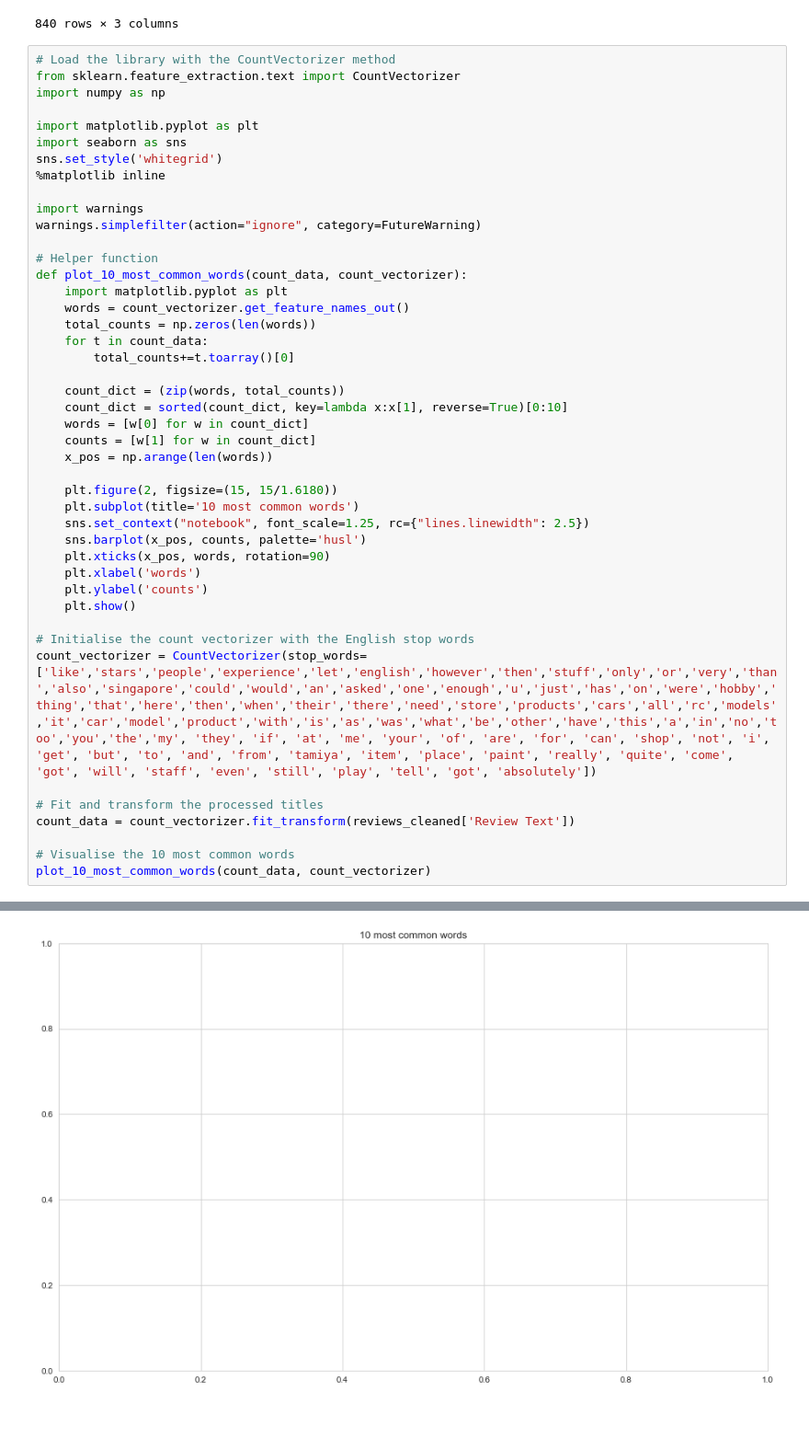
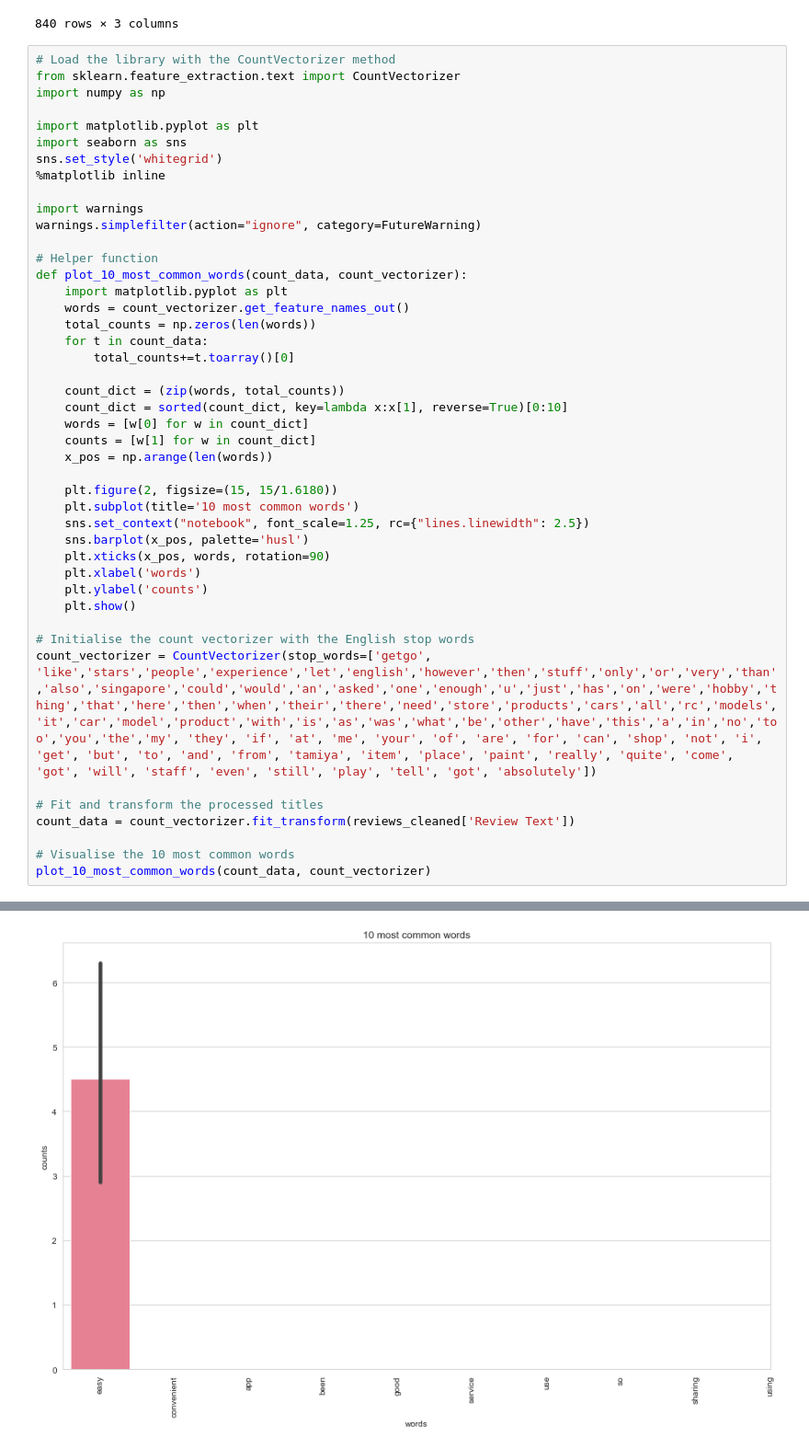
Before and after one commit to thejustinn/CarPricePrediction, a Jupyter notebook: Sentiment & Topic Modelling/Topic Modelling/Google Reviews Topic Modelling.ipynb, the cells around one changed output, grey strips where cells are left out. Shown at 92% size. Saved outputs shown, nothing was run; the diff lists cells and outputs as text; blank space fills up the shorter version.

```diff
--- a/Sentiment & Topic Modelling/Topic Modelling/Google Reviews Topic Modelling.ipynb
+++ b/Sentiment & Topic Modelling/Topic Modelling/Google Reviews Topic Modelling.ipynb
@@ -112,14 +112,14 @@ def plot_10_most_common_words(count_data, count_vectorizer):
     plt.figure(2, figsize=(15, 15/1.6180))
     plt.subplot(title='10 most common words')
     sns.set_context("notebook", font_scale=1.25, rc={"lines.linewidth": 2.5})
-    sns.barplot(x_pos, counts, palette='husl')
+    sns.barplot(x_pos, palette='husl')
     plt.xticks(x_pos, words, rotation=90)
     plt.xlabel('words')
     plt.ylabel('counts')
     plt.show()
 
 # Initialise the count vectorizer with the English stop words
-count_vectorizer = CountVectorizer(stop_words=['like','stars','people','experience','let','english','however','then','stuff','only','or','very','than','also','singapore','could','would','an','asked','one','enough','u','just','has','on','were','hobby','thing','that','here','then','when','their','there','need','store','products','cars','all','rc','models','it','car','model','product','with','is','as','was','what','be','other','have','this','a','in','no','too','you','the','my', 'they', 'if', 'at', 'me', 'your', 'of', 'are', 'for', 'can', 'shop', 'not', 'i', 'get', 'but', 'to', 'and', 'from', 'tamiya', 'item', 'place', 'paint', 'really', 'quite', 'come', 'got', 'will', 'staff', 'even', 'still', 'play', 'tell', 'got', 'absolutely'])
+count_vectorizer = CountVectorizer(stop_words=['getgo', 'like','stars','people','experience','let','english','however','then','stuff','only','or','very','than','also','singapore','could','would','an','asked','one','enough','u','just','has','on','were','hobby','thing','that','here','then','when','their','there','need','store','products','cars','all','rc','models','it','car','model','product','with','is','as','was','what','be','other','have','this','a','in','no','too','you','the','my', 'they', 'if', 'at', 'me', 'your', 'of', 'are', 'for', 'can', 'shop', 'not', 'i', 'get', 'but', 'to', 'and', 'from', 'tamiya', 'item', 'place', 'paint', 'really', 'quite', 'come', 'got', 'will', 'staff', 'even', 'still', 'play', 'tell', 'got', 'absolutely'])
 
 # Fit and transform the processed titles
 count_data = count_vectorizer.fit_transform(reviews_cleaned['Review Text'])
@@ -131,4 +130,4 @@ TypeError: barplot() takes from 0 to 1 positional arguments but 2 positional arg
-[figure, old version]
+[figure, new version]
 # %%
 # Load the regular expression library
 import re
```
Also changed, not shown: parts of 8 cells of this notebook, 4 other files.
